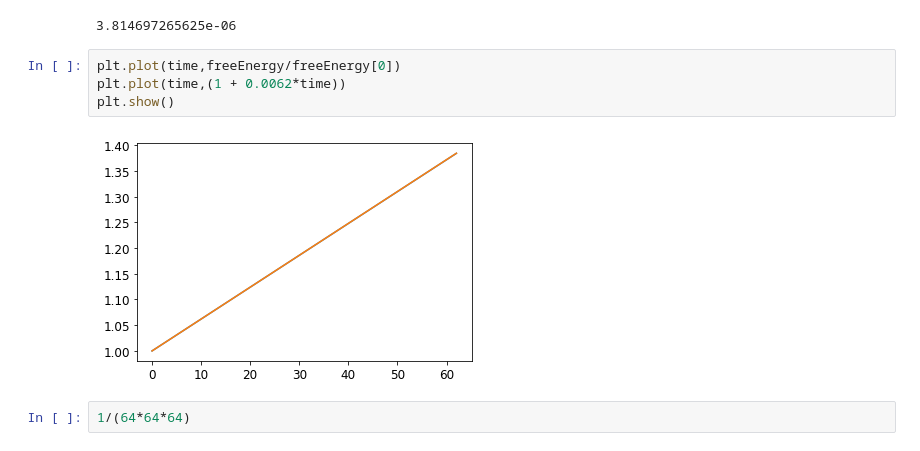
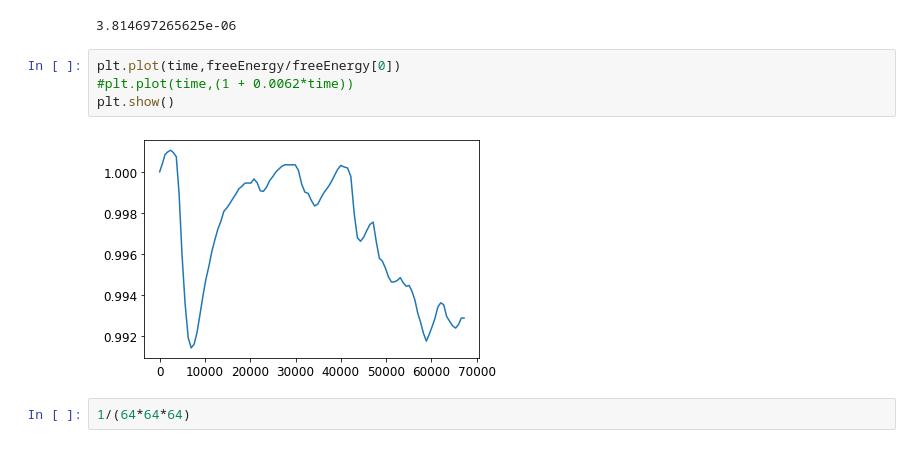
Before and after one commit to Alcauchy/ALLIANCE, a Jupyter notebook: post/ControlOfAlliance.ipynb, the cells around one changed output. Saved outputs shown, nothing was run; the diff lists cells and outputs as text.

```diff
--- a/post/ControlOfAlliance.ipynb
+++ b/post/ControlOfAlliance.ipynb
@@ -857,10 +857,10 @@ array([       nan, 0.00619726, 0.00619726, 0.00619726, 0.00619726,
 3.814697265625e-06
 # %%
 plt.plot(time,freeEnergy/freeEnergy[0])
-plt.plot(time,(1 + 0.0062*time))
+#plt.plot(time,(1 + 0.0062*time))
 plt.show()
 # %% [output]
-[figure, old version]
+[figure, new version]
 # %%
 1/(64*64*64)
 # %% [output]
```
Also changed, not shown: parts of 166 cells of this notebook, 10 other files.
